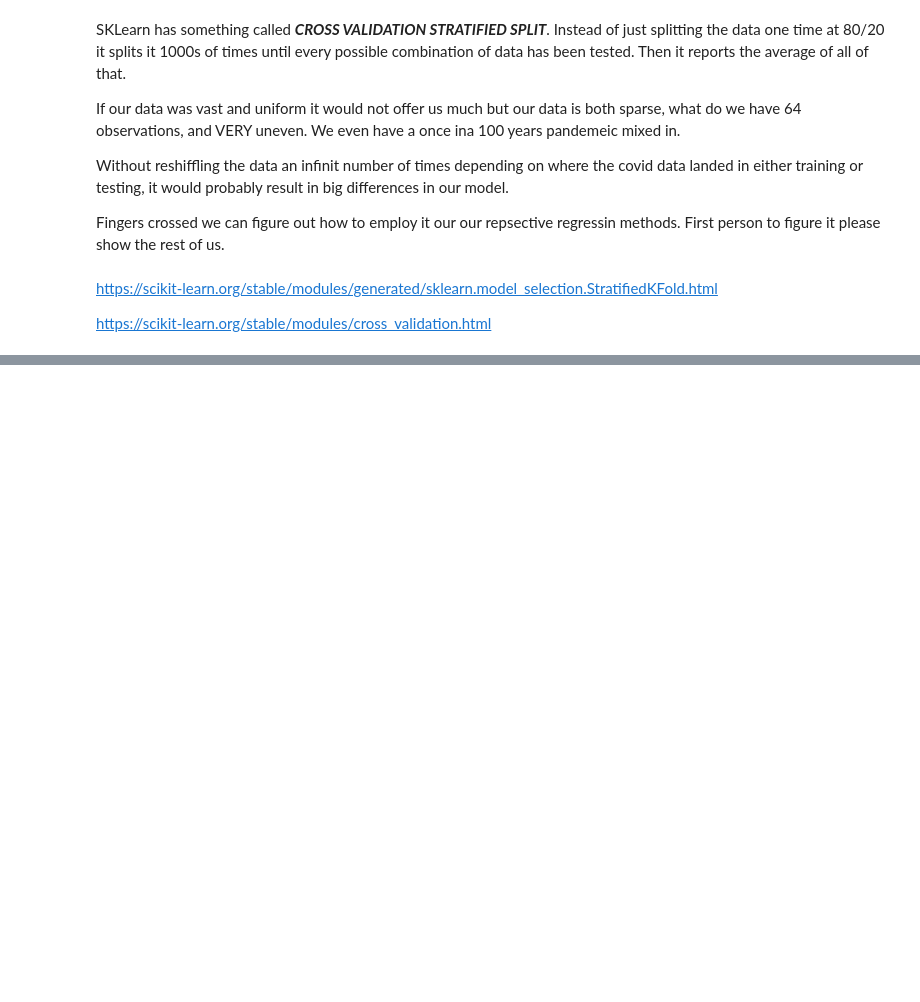
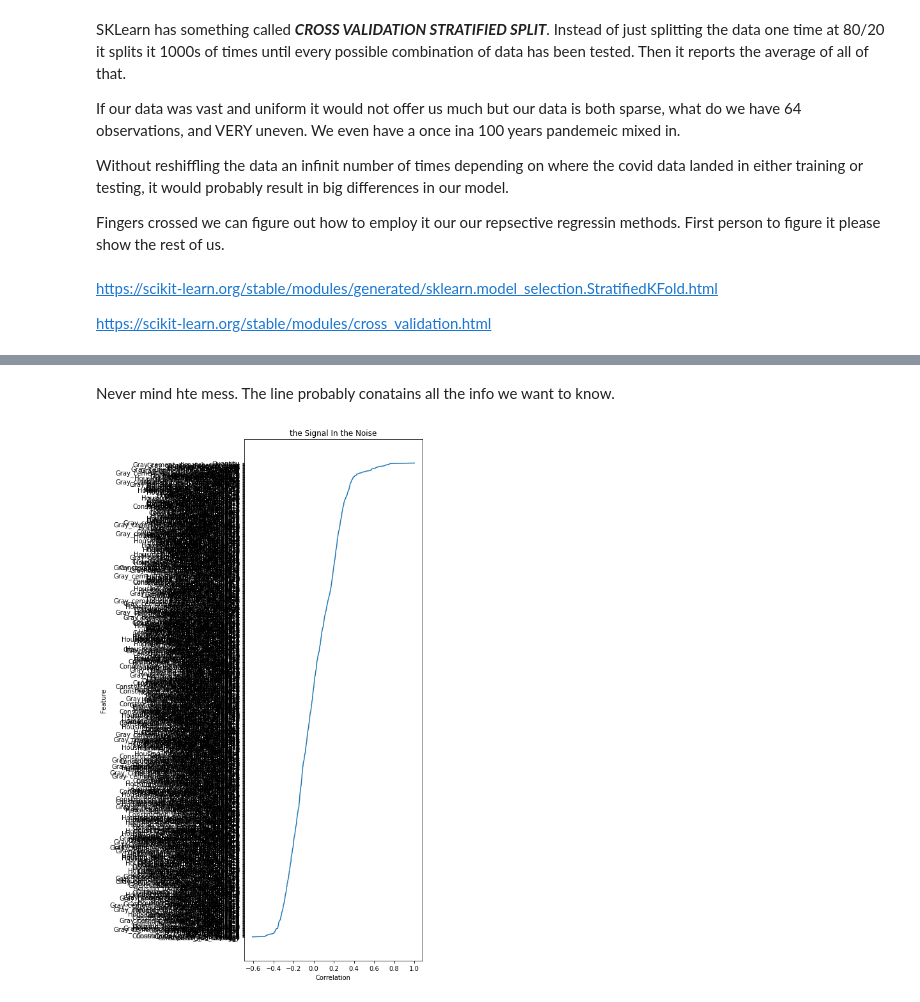
Before and after one commit to JF11579/Adelphi, a Jupyter notebook: Sprint_3_Group.ipynb, the cells around one changed output, grey strips where cells are left out. Drawn from its saved outputs; the diff is of its cells as text; code cells hidden in the pictures; blank space fills up the shorter version.

```diff
--- a/Sprint_3_Group.ipynb
+++ b/Sprint_3_Group.ipynb
@@ -368,0 +455,7 @@ https://scikit-learn.org/stable/modules/cross_validation.html
+# %%
+corr_df = pd.DataFrame(corr)
+#corr
+# %%
+#df.reset_index(inplace = True, drop = True)
+corr_df = corr_df.reset_index(inplace = False, drop = False)
+corr_df
@@ -368,0 +478,3 @@ https://scikit-learn.org/stable/modules/cross_validation.html
+# %%
+corr_df.columns = ['Feature' , 'Correlation']
+corr_df.head(10)
@@ -368,0 +495,3 @@ https://scikit-learn.org/stable/modules/cross_validation.html
+# %%
+corr_df['Absolute_Score']= abs(corr_df['Correlation']).sort_values(ascending=False)
+corr_df
@@ -368,0 +537,8 @@ https://scikit-learn.org/stable/modules/cross_validation.html
+# %% [markdown]
+Never mind hte mess.  The line probably conatains all the info we want to know.
+# %%
+plt.figure(figsize=(5,15))
+graph = sns.lineplot('Correlation','Feature' ,data = corr_df).set_title('the Signal In the Noise')
+plt.show()
+# %% [output]
+[figure, added]
```
Also changed, not shown: parts of 59 cells of this notebook.
